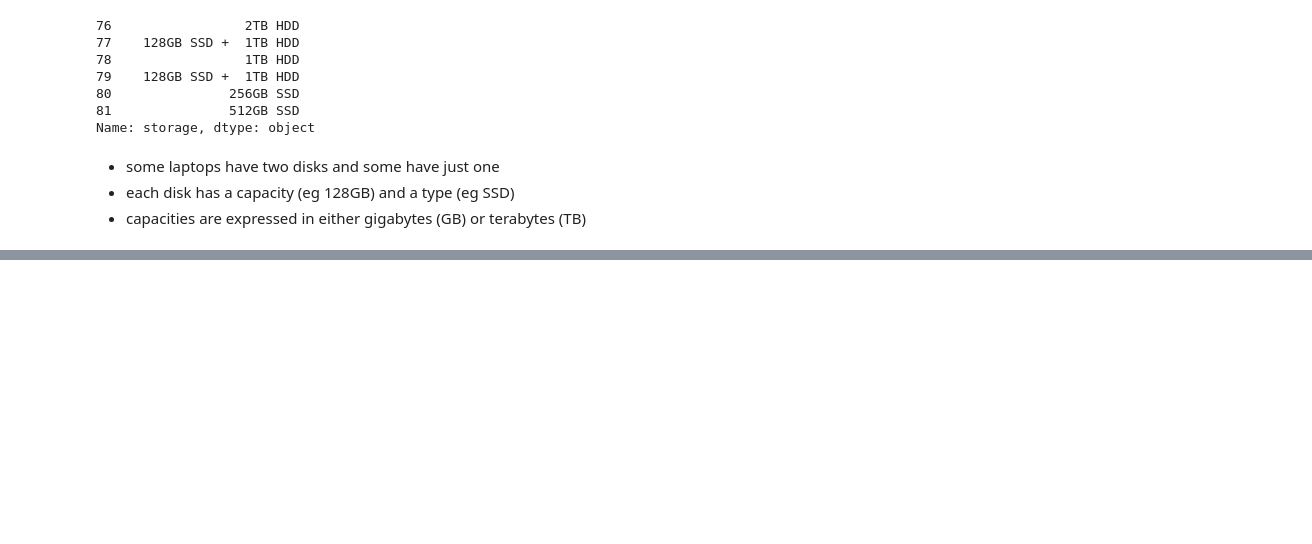
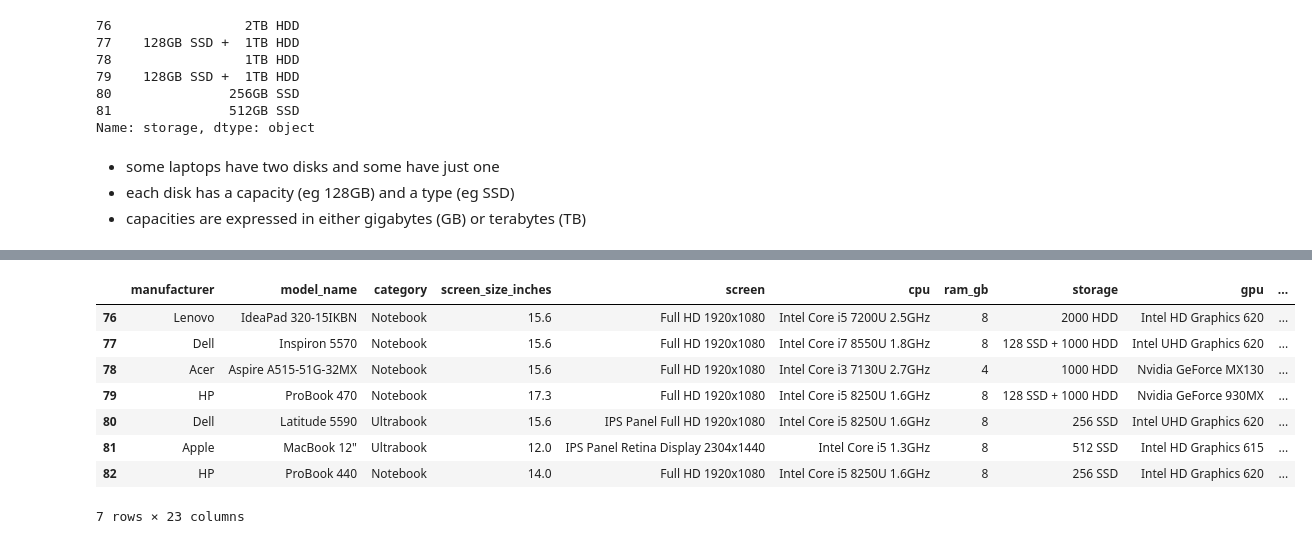
Before and after one commit to Jearny58/joes-dataquest, a Jupyter notebook: lessons/data-cleaning-basics/data-cleaning-basics.ipynb, the cells around one changed output, grey strips where cells are left out. Saved outputs shown, nothing was run; the diff lists cells and outputs as text; code cells hidden in the pictures; blank space fills up the shorter version.

```diff
--- a/lessons/data-cleaning-basics/data-cleaning-basics.ipynb
+++ b/lessons/data-cleaning-basics/data-cleaning-basics.ipynb
@@ -547,0 +475,2 @@ Name: storage_1_type, dtype: object
+# %%
+laptops[['storage_1_capacity_gb', 'storage_1_type']] = laptops['storage_1'].str.split(n=1, expand=True)
@@ -547,0 +485,12 @@ Name: storage_1_type, dtype: object
+# %%
+laptops.loc[76:82]
+# %% [output]
+|  | manufacturer | model_name | category | screen_size_inches | screen | cpu | ram_gb | storage | gpu | ... |
+| 76 | Lenovo | IdeaPad 320-15IKBN | Notebook | 15.6 | Full HD 1920x1080 | Intel Core i5 7200U 2.5GHz | 8 | 2000 HDD | Intel HD Graphics 620 | ... |
+| 77 | Dell | Inspiron 5570 | Notebook | 15.6 | Full HD 1920x1080 | Intel Core i7 8550U 1.8GHz | 8 | 128 SSD + 1000 HDD | Intel UHD Graphics 620 | ... |
+| 78 | Acer | Aspire A515-51G-32MX | Notebook | 15.6 | Full HD 1920x1080 | Intel Core i3 7130U 2.7GHz | 4 | 1000 HDD | Nvidia GeForce MX130 | ... |
+| 79 | HP | ProBook 470 | Notebook | 17.3 | Full HD 1920x1080 | Intel Core i5 8250U 1.6GHz | 8 | 128 SSD + 1000 HDD | Nvidia GeForce 930MX | ... |
+| 80 | Dell | Latitude 5590 | Ultrabook | 15.6 | IPS Panel Full HD 1920x1080 | Intel Core i5 8250U 1.6GHz | 8 | 256 SSD | Intel UHD Graphics 620 | ... |
+| 81 | Apple | MacBook 12" | Ultrabook | 12.0 | IPS Panel Retina Display 2304x1440 | Intel Core i5 1.3GHz | 8 | 512 SSD | Intel HD Graphics 615 | ... |
+| 82 | HP | ProBook 440 | Notebook | 14.0 | Full HD 1920x1080 | Intel Core i5 8250U 1.6GHz | 8 | 256 SSD | Intel HD Graphics 620 | ... |
+7 rows × 23 columns
```
Also changed, not shown: parts of 18 cells of this notebook.
